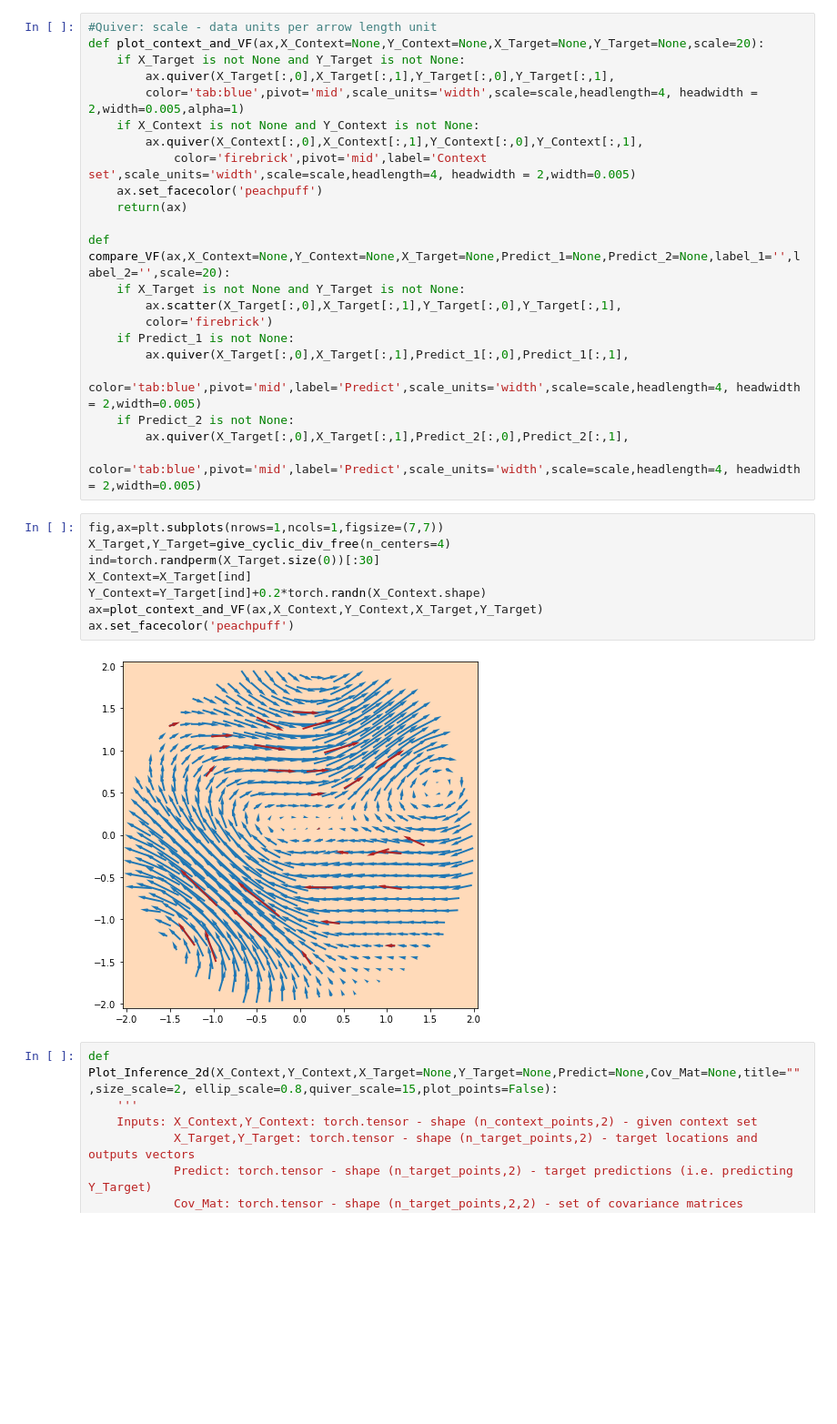
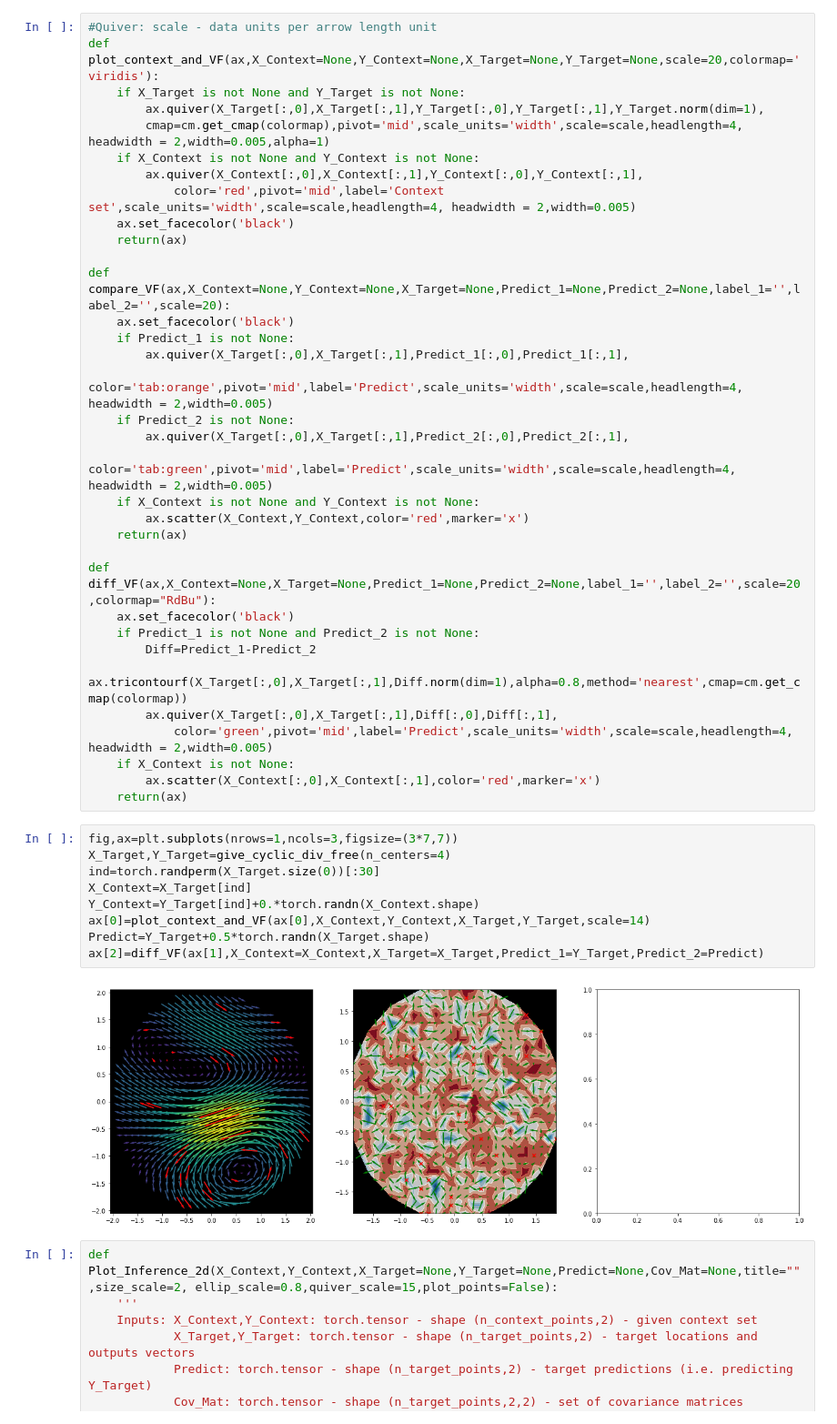
Before and after one commit to PeterHolderrieth/Steerable_CNPs, a Jupyter notebook: Evaluation/GP_div_free/Plot_Predictions.ipynb, the cells around one changed output. Shown: that part at 91% size. Drawn from its saved outputs; the diff is of its cells as text; blank space fills up the shorter version.

```diff
--- a/Evaluation/GP_div_free/Plot_Predictions.ipynb
+++ b/Evaluation/GP_div_free/Plot_Predictions.ipynb
@@ -53,36 +57,49 @@ def give_cyclic_div_free(max_radius=2,n_centers=1,l_scale=1.,n_axis=30,sigma_var
     return(X_Grid,Y)
 # %%
 #Quiver: scale - data units per arrow length unit
-def plot_context_and_VF(ax,X_Context=None,Y_Context=None,X_Target=None,Y_Target=None,scale=20):
+def plot_context_and_VF(ax,X_Context=None,Y_Context=None,X_Target=None,Y_Target=None,scale=20,colormap='viridis'):
     if X_Target is not None and Y_Target is not None:
-        ax.quiver(X_Target[:,0],X_Target[:,1],Y_Target[:,0],Y_Target[:,1],
-        color='tab:blue',pivot='mid',scale_units='width',scale=scale,headlength=4, headwidth = 2,width=0.005,alpha=1)
+        ax.quiver(X_Target[:,0],X_Target[:,1],Y_Target[:,0],Y_Target[:,1],Y_Target.norm(dim=1),
+        cmap=cm.get_cmap(colormap),pivot='mid',scale_units='width',scale=scale,headlength=4, headwidth = 2,width=0.005,alpha=1)
     if X_Context is not None and Y_Context is not None:
         ax.quiver(X_Context[:,0],X_Context[:,1],Y_Context[:,0],Y_Context[:,1],
-            color='firebrick',pivot='mid',label='Context set',scale_units='width',scale=scale,headlength=4, headwidth = 2,width=0.005)
-    ax.set_facecolor('peachpuff')
+            color='red',pivot='mid',label='Context set',scale_units='width',scale=scale,headlength=4, headwidth = 2,width=0.005)
+    ax.set_facecolor('black')
     return(ax)
 
 def compare_VF(ax,X_Context=None,Y_Context=None,X_Target=None,Predict_1=None,Predict_2=None,label_1='',label_2='',scale=20):
-    if X_Target is not None and Y_Target is not None:
-        ax.scatter(X_Target[:,0],X_Target[:,1],Y_Target[:,0],Y_Target[:,1],
-        color='firebrick')
+    ax.set_facecolor('black')
     if Predict_1 is not None:
         ax.quiver(X_Target[:,0],X_Target[:,1],Predict_1[:,0],Predict_1[:,1],
-            color='tab:blue',pivot='mid',label='Predict',scale_units='width',scale=scale,headlength=4, headwidth = 2,width=0.005)
+            color='tab:orange',pivot='mid',label='Predict',scale_units='width',scale=scale,headlength=4, headwidth = 2,width=0.005)
     if Predict_2 is not None:
         ax.quiver(X_Target[:,0],X_Target[:,1],Predict_2[:,0],Predict_2[:,1],
-            color='tab:blue',pivot='mid',label='Predict',scale_units='width',scale=scale,headlength=4, headwidth = 2,width=0.005)
+            color='tab:green',pivot='mid',label='Predict',scale_units='width',scale=scale,headlength=4, headwidth = 2,width=0.005)
+    if X_Context is not None and Y_Context is not None:
+        ax.scatter(X_Context,Y_Context,color='red',marker='x')
+    return(ax)
+
+def diff_VF(ax,X_Context=None,X_Target=None,Predict_1=None,Predict_2=None,label_1='',label_2='',scale=20,colormap="RdBu"):
+    ax.set_facecolor('black')
+    if Predict_1 is not None and Predict_2 is not None:
+        Diff=Predict_1-Predict_2
+        ax.tricontourf(X_Target[:,0],X_Target[:,1],Diff.norm(dim=1),alpha=0.8,method='nearest',cmap=cm.get_cmap(colormap))
+        ax.quiver(X_Target[:,0],X_Target[:,1],Diff[:,0],Diff[:,1],
+            color='green',pivot='mid',label='Predict',scale_units='width',scale=scale,headlength=4, headwidth = 2,width=0.005)
+    if X_Context is not None:
+        ax.scatter(X_Context[:,0],X_Context[:,1],color='red',marker='x')
+    return(ax)
 # %%
-fig,ax=plt.subplots(nrows=1,ncols=1,figsize=(7,7))
+fig,ax=plt.subplots(nrows=1,ncols=3,figsize=(3*7,7))
 X_Target,Y_Target=give_cyclic_div_free(n_centers=4)
 ind=torch.randperm(X_Target.size(0))[:30]
 X_Context=X_Target[ind]
-Y_Context=Y_Target[ind]+0.2*torch.randn(X_Context.shape)
-ax=plot_context_and_VF(ax,X_Context,Y_Context,X_Target,Y_Target)
-ax.set_facecolor('peachpuff')
+Y_Context=Y_Target[ind]+0.*torch.randn(X_Context.shape)
+ax[0]=plot_context_and_VF(ax[0],X_Context,Y_Context,X_Target,Y_Target,scale=14)
+Predict=Y_Target+0.5*torch.randn(X_Target.shape)
+ax[2]=diff_VF(ax[1],X_Context=X_Context,X_Target=X_Target,Predict_1=Y_Target,Predict_2=Predict)
 # %% [output]
-[figure, old version]
+[figure, new version]
 # %%
 def Plot_Inference_2d(X_Context,Y_Context,X_Target=None,Y_Target=None,Predict=None,Cov_Mat=None,title="",size_scale=2, ellip_scale=0.8,quiver_scale=15,plot_points=False):
     '''
```
Also changed, not shown: parts of 3 cells of this notebook, 2 other files.
